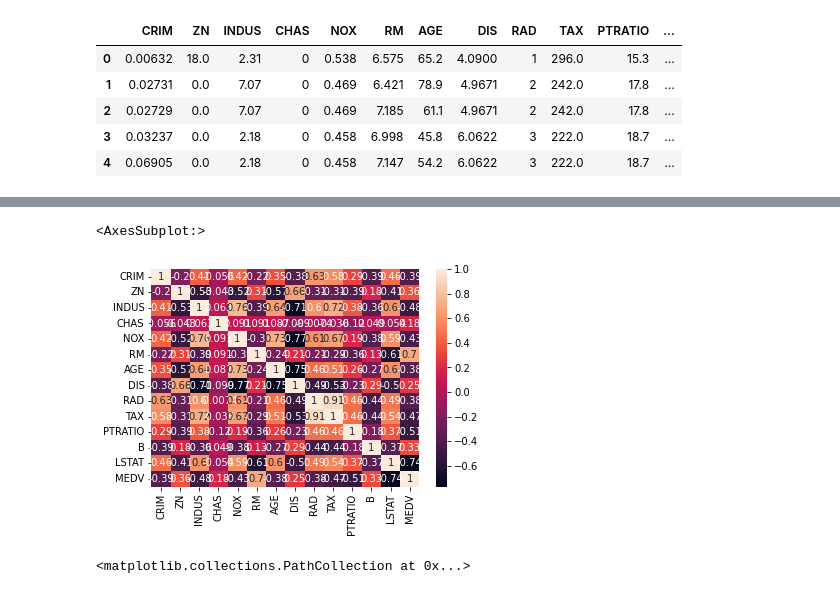
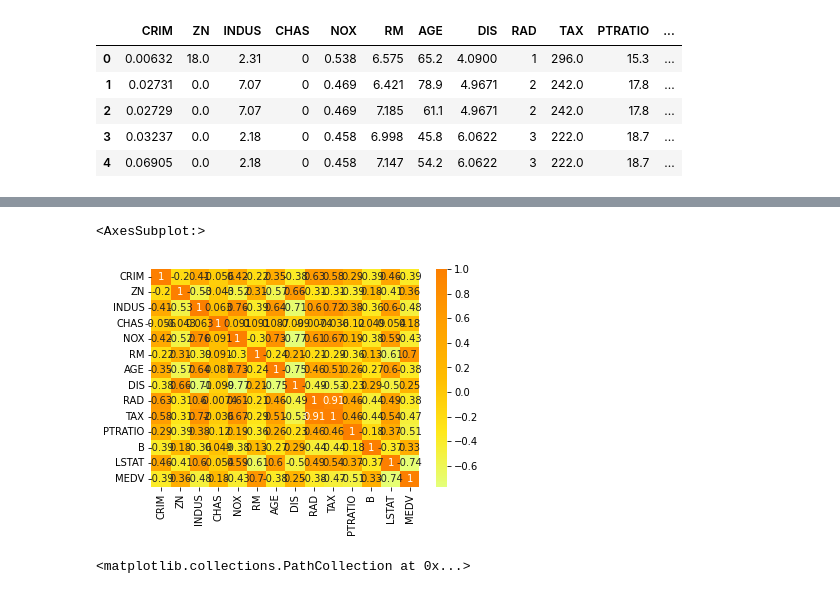
Before and after one commit to gabrielrosalino/boston-house-prices, a Jupyter notebook: notebooks/eda.ipynb, the cells around one changed output, grey strips where cells are left out. Drawn from its saved outputs; the diff is of its cells as text; code cells hidden in the pictures.

```diff
--- a/notebooks/eda.ipynb
+++ b/notebooks/eda.ipynb
@@ -41,10 +41,10 @@ df.corr()
 | MEDV | -0.388305 | 0.360445 | -0.483725 | 0.175260 | -0.427321 | 0.695360 | -0.376955 | 0.249929 | -0.381626 | -0.468536 | -0.507787 | ... |
 # %%
 # apply heatmap to visualize the correlation
-sns.heatmap(df.corr(), annot=True)
+sns.heatmap(df.corr(), annot=True, cmap='Wistia')
 # %% [output]
 <AxesSubplot:>
-[figure, old version]
+[figure, new version]
 # %%
 # define x and y axis
 x = df['LSTAT']
```
Also changed, not shown: 2 other files.
